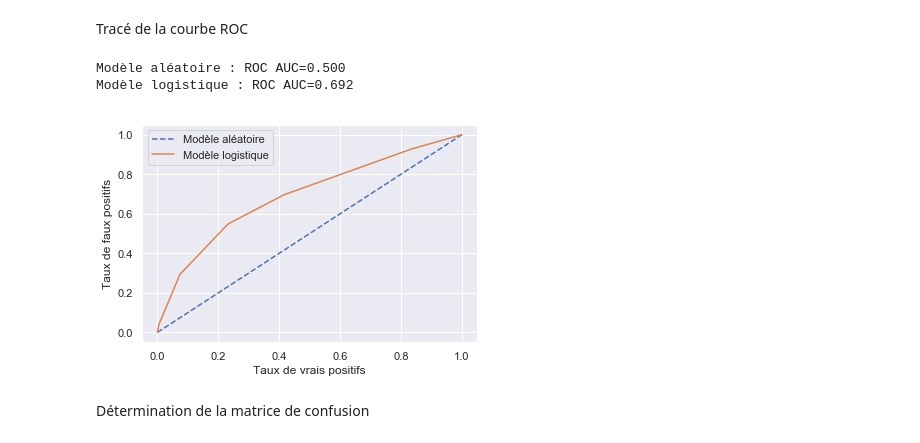
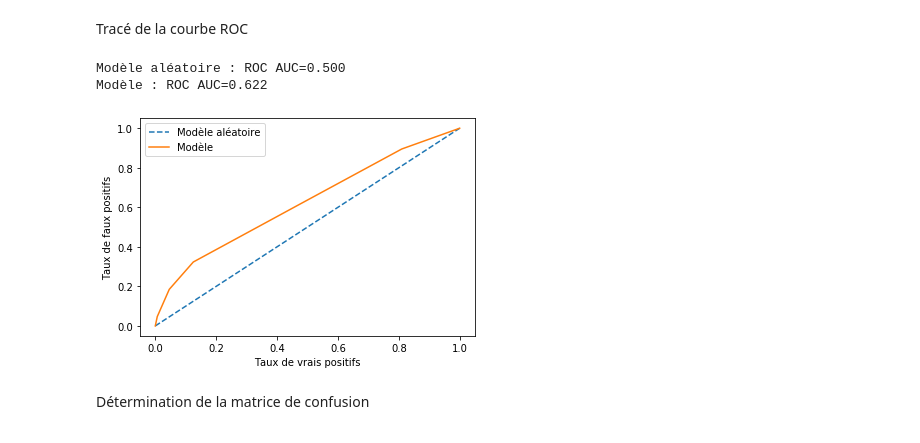
Before and after one commit to Clotilde-23/Accidents-corporels, a Jupyter notebook: Modelisation.ipynb, the cells around one changed output. Cells and saved outputs as stored; diff of their text form; code cells hidden in the pictures.

```diff
--- a/Modelisation.ipynb
+++ b/Modelisation.ipynb
@@ -326,11 +371,12 @@ print(sc_f1_KNN)
 # %% [markdown]
 Tracé de la courbe ROC
-# %%
-courbe_roc(classification_KNN)
-# %% [output]
-Modèle aléatoire : ROC AUC=0.500
-Modèle logistique : ROC AUC=0.692
-[figure, removed]
+# %%
+prob_pred = classification_KNN.predict_proba(xTest)[:, 1]
+courbe_roc(classification_KNN, prob_pred, yTest)
+# %% [output]
+Modèle aléatoire : ROC AUC=0.500
+Modèle : ROC AUC=0.622
+[figure, added]
 # %% [markdown]
 Détermination de la matrice de confusion
 # %%
```
Also changed, not shown: parts of 31 cells of this notebook.
